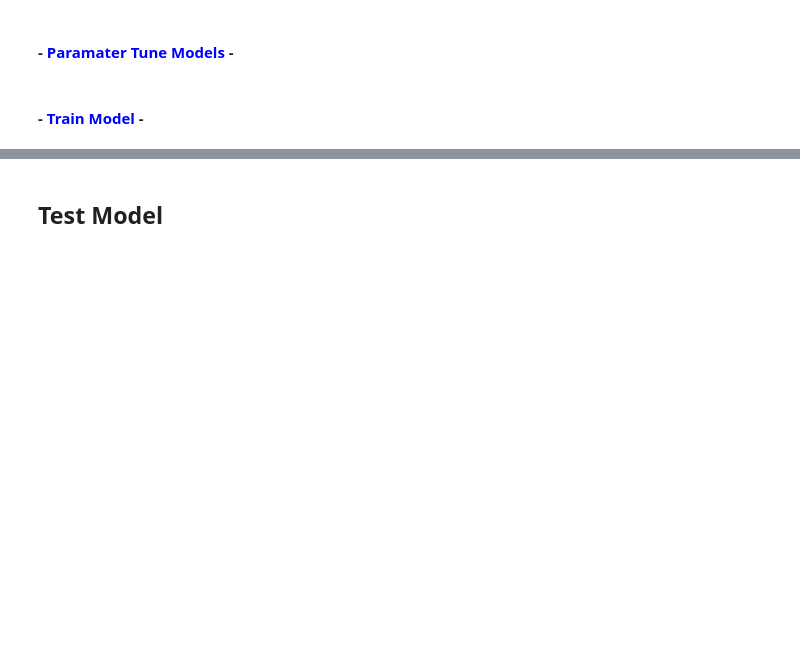
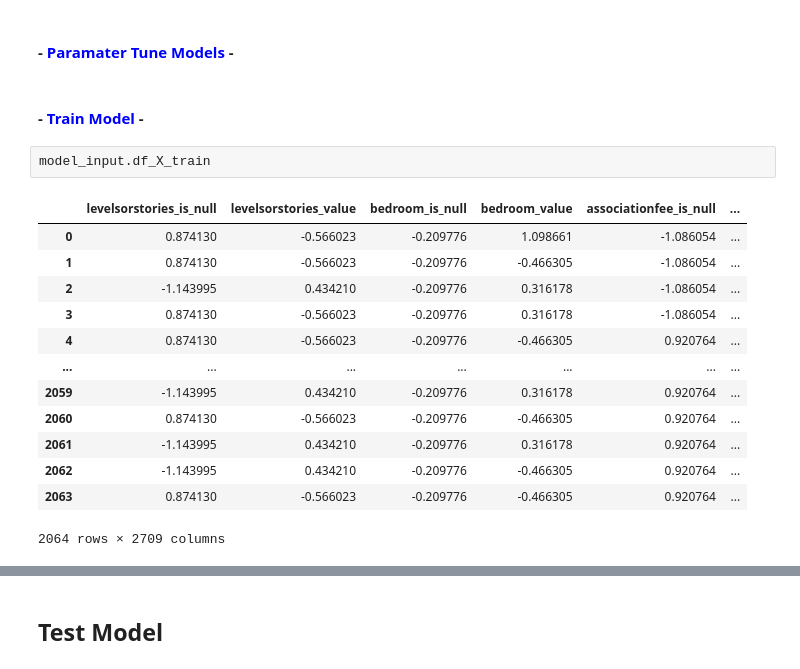
Before and after one commit to dangoML/DeepREI, a Jupyter notebook: Model/notebooks/DeepREI_Model.ipynb, the cells around one changed output, grey strips where cells are left out. Drawn from its saved outputs; the diff is of its cells as text; blank space fills up the shorter version.

```diff
--- a/Model/notebooks/DeepREI_Model.ipynb
+++ b/Model/notebooks/DeepREI_Model.ipynb
@@ -119,3 +122,19 @@ ModuleNotFoundError: No module named 'tensorflow'
 #### - <font color=blue>Paramater Tune Models</font> -
 # %% [markdown]
 #### - <font color=blue>Train Model</font> -
+# %%
+model_input.df_X_train
+# %% [output]
+|  | levelsorstories_is_null | levelsorstories_value | bedroom_is_null | bedroom_value | associationfee_is_null | ... |
+| 0 | 0.874130 | -0.566023 | -0.209776 | 1.098661 | -1.086054 | ... |
+| 1 | 0.874130 | -0.566023 | -0.209776 | -0.466305 | -1.086054 | ... |
+| 2 | -1.143995 | 0.434210 | -0.209776 | 0.316178 | -1.086054 | ... |
+| 3 | 0.874130 | -0.566023 | -0.209776 | 0.316178 | -1.086054 | ... |
+| 4 | 0.874130 | -0.566023 | -0.209776 | -0.466305 | 0.920764 | ... |
+| ... | ... | ... | ... | ... | ... | ... |
+| 2059 | -1.143995 | 0.434210 | -0.209776 | 0.316178 | 0.920764 | ... |
+| 2060 | 0.874130 | -0.566023 | -0.209776 | -0.466305 | 0.920764 | ... |
+| 2061 | -1.143995 | 0.434210 | -0.209776 | 0.316178 | 0.920764 | ... |
+| 2062 | -1.143995 | 0.434210 | -0.209776 | -0.466305 | 0.920764 | ... |
+| 2063 | 0.874130 | -0.566023 | -0.209776 | -0.466305 | 0.920764 | ... |
+2064 rows × 2709 columns
```
Also changed, not shown: parts of 4 cells of this notebook, 1 other file.
